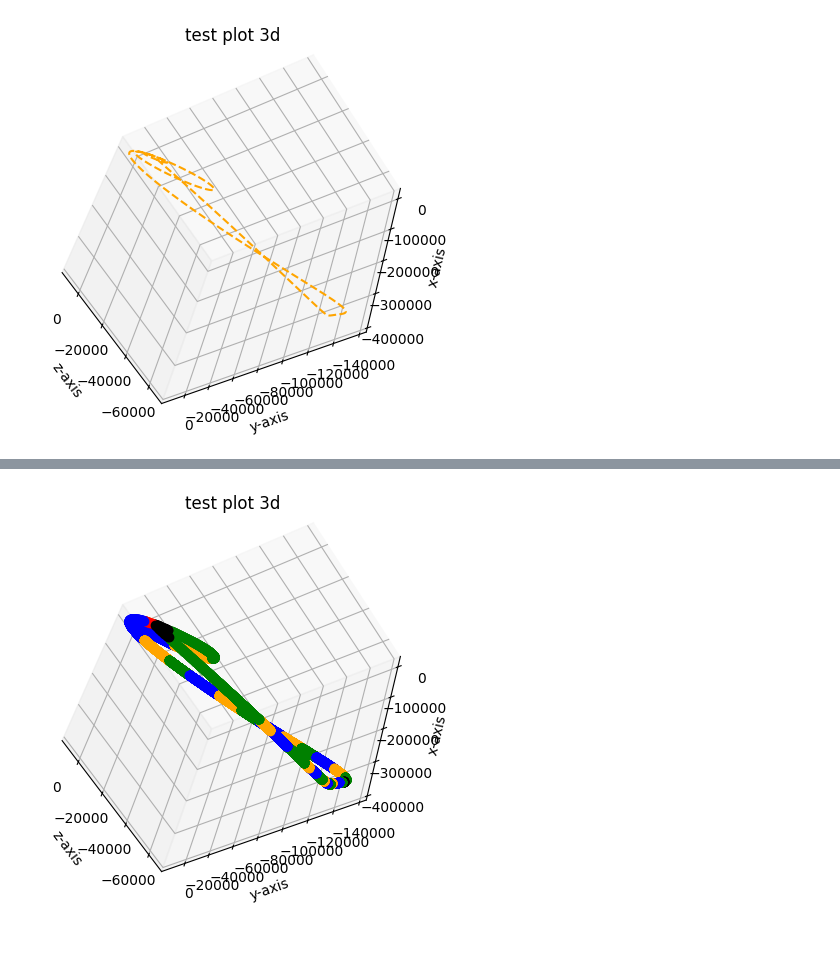
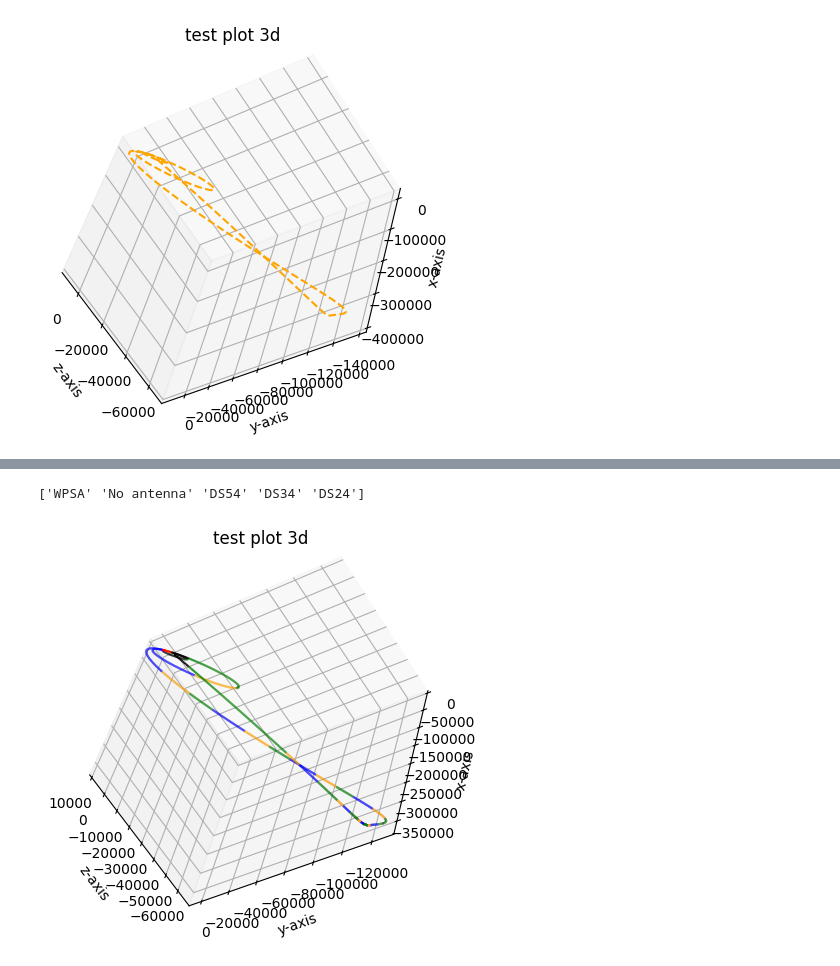
Before and after one commit to viperisopp/nasa_adc_data, a Jupyter notebook: trajectory_graph.ipynb, the cells around one changed output, grey strips where cells are left out. Saved outputs shown, nothing was run; the diff lists cells and outputs as text; code cells hidden in the pictures; blank space fills up the shorter version.

```diff
--- a/trajectory_graph.ipynb
+++ b/trajectory_graph.ipynb
@@ -116,27 +120,35 @@ display(antenna_connection)
 12978 rows × 7 columns
 # %%
 antenna_connection.to_csv("datasets/antenna_connection.csv",index=False)
+# %%
+df = pd.read_csv("datasets/antenna_connection.csv")
+
+print(df["best antenna"].unique())
+# %% [output]
+['WPSA' 'No antenna' 'DS54' 'DS34' 'DS24']
 # %%
 df = pd.read_csv("datasets/antenna_connection.csv")
 
 fig = plt.figure()
 ax = fig.add_subplot(1,1,1,projection="3d")
-d = {"WPSA":"red","DS24":"orange","DS34":"green","DS54":"blue"}
+color_map = {"WPSA":"red","DS24":"orange","DS34":"green","DS54":"blue","No antenna":"black"}
+segment_color = df["best antenna"].map(color_map).values[:-1]
 
-for i,n in df.iterrows():
-    if n["available antennas"] == 0:
-        ax.plot(n["shuttle_x"],n["shuttle_y"],n["shuttle_z"], color="black",marker="o")
-    else:
-        ax.plot(n["shuttle_x"],n["shuttle_y"],n["shuttle_z"], color=d[n["best antenna"]],marker="o")
+points = df[["shuttle_x","shuttle_y","shuttle_z"]].to_numpy()
+segments = np.stack((points[:-1],points[1:]),axis=1)
 
-
+lc = Line3DCollection(segments,colors=segment_color)
+ax.add_collection(lc)
 
 ax.set_xlabel("x-axis")
 ax.set_ylabel("y-axis")
 ax.set_zlabel("z-axis")
 ax.set_title("test plot 3d")
 
+ax.set_xlim(df["shuttle_x"].min(), df["shuttle_x"].max())
+ax.set_ylim(df["shuttle_y"].min(), df["shuttle_y"].max())
+ax.set_zlim(df["shuttle_z"].min(), df["shuttle_z"].max())
 ax.view_init(elev=25,azim=-150,roll=35)
 plt.show()
 # %% [output]
-[figure, old version]
+[figure, new version]
```
Also changed, not shown: parts of 2 cells of this notebook.
